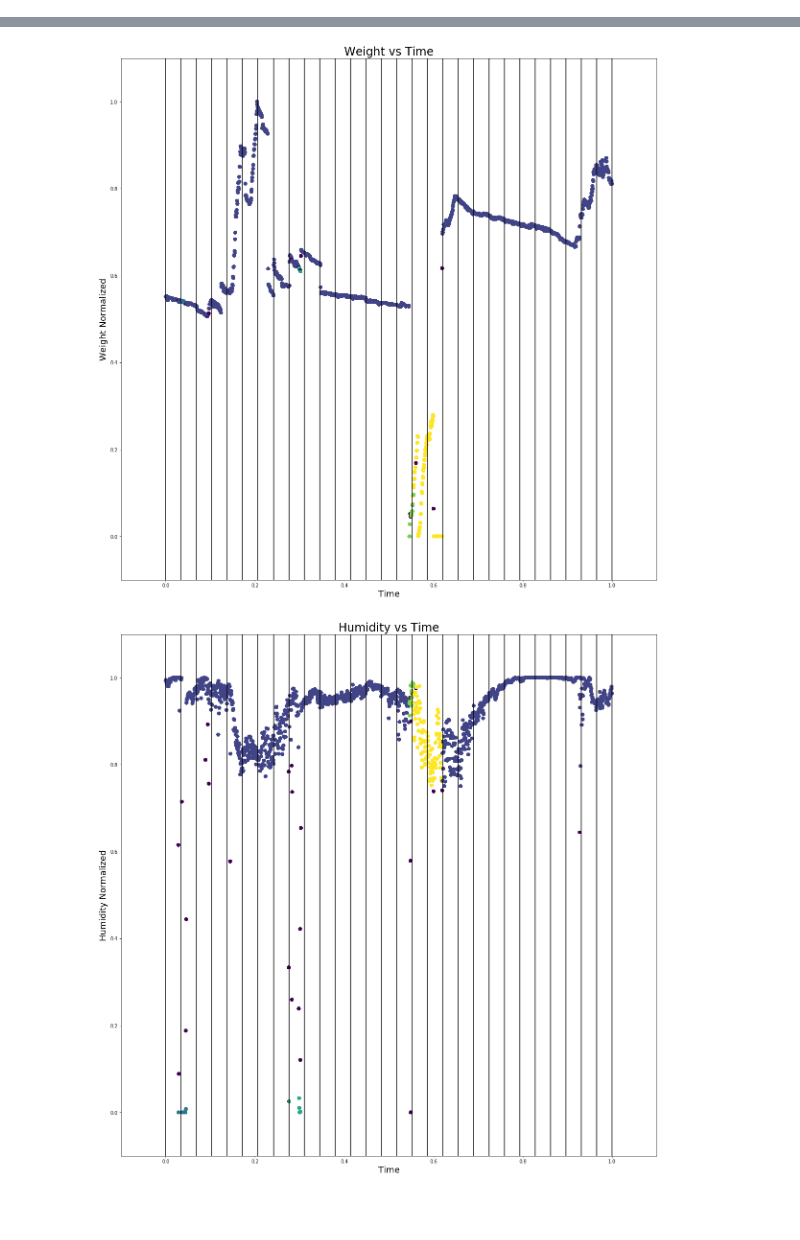
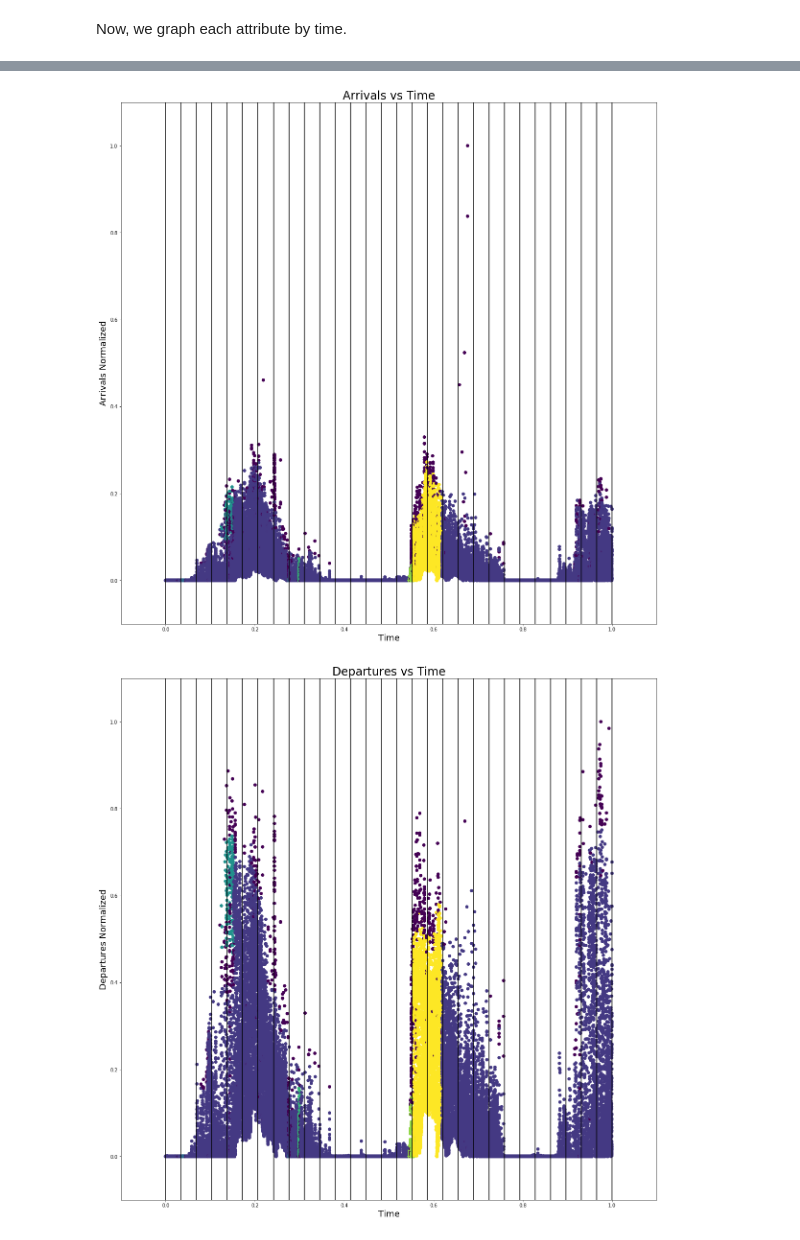
Before and after one commit to nickpalmer789/BeePredictor, a Jupyter notebook: model.ipynb, the cells around one changed output, grey strips where cells are left out. Drawn from its saved outputs; the diff is of its cells as text; code cells hidden in the pictures; blank space fills up the shorter version.

```diff
--- a/model.ipynb
+++ b/model.ipynb
@@ -25,10 +25,11 @@ timestamps = np.array([x/clean_data.shape[0] for x in range(clean_data['timestam
 X = np.array([
     clean_data['flow'].values,
     clean_data['temperature'].values,
+    clean_data['arrivals'].values,
+    clean_data['departures'].values,
     clean_data['weight'].values,
     clean_data['humidity'].values
 ])
-
 #Rotate array so that each row is an entry of features from each attribute
 X = np.rot90(X, k=-1)
 
@@ -41,6 +44,6 @@ neighbors = NearestNeighbors(n_neighbors=2, metric='euclidean').fit(X)
 distances = np.array([])
 for x in X:
     distances = np.append(distances, [neighbors.kneighbors([x])[0][0][1]])
-epsilon = np.percentile(distances, 99.99)
+epsilon = np.percentile(distances, 99.975)
 print(f'Try epsilon value {epsilon}')
 # %% [output]
@@ -58,6 +63,8 @@ There are 5 cluster(s)
+# %% [markdown]
+Now, we graph each attribute by time.
 # %%
 #Graph each attribute
-for attribute, column in [['Flow', 3], ['Temperature', 2], ['Weight', 1], ['Humidity', 0]]:
+for attribute, column in [['Flow', 5], ['Temperature', 4], ['Arrivals', 3], ['Departures', 2], ['Weight', 1], ['Humidity', 0]]:
     plt.figure(figsize=(20,20))
     plt.title(f'{attribute} vs Time', fontsize=24)
     plt.ylabel(f'{attribute} Normalized', fontsize=18)
@@ -75,2 +82,2 @@ for attribute, column in [['Flow', 3], ['Temperature', 2], ['Weight', 1], ['Humi
-[figure, old version]
+[figure, new version]
-[figure, old version]
+[figure, new version]
```
Also changed, not shown: parts of 11 cells of this notebook.
